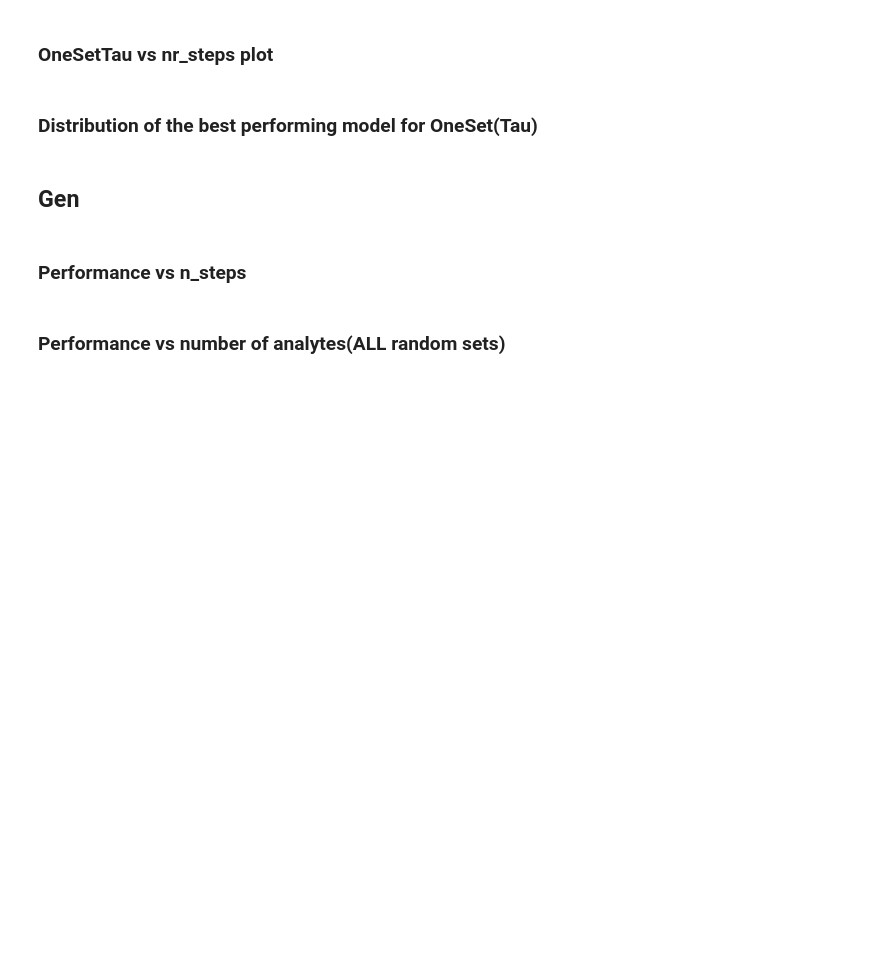
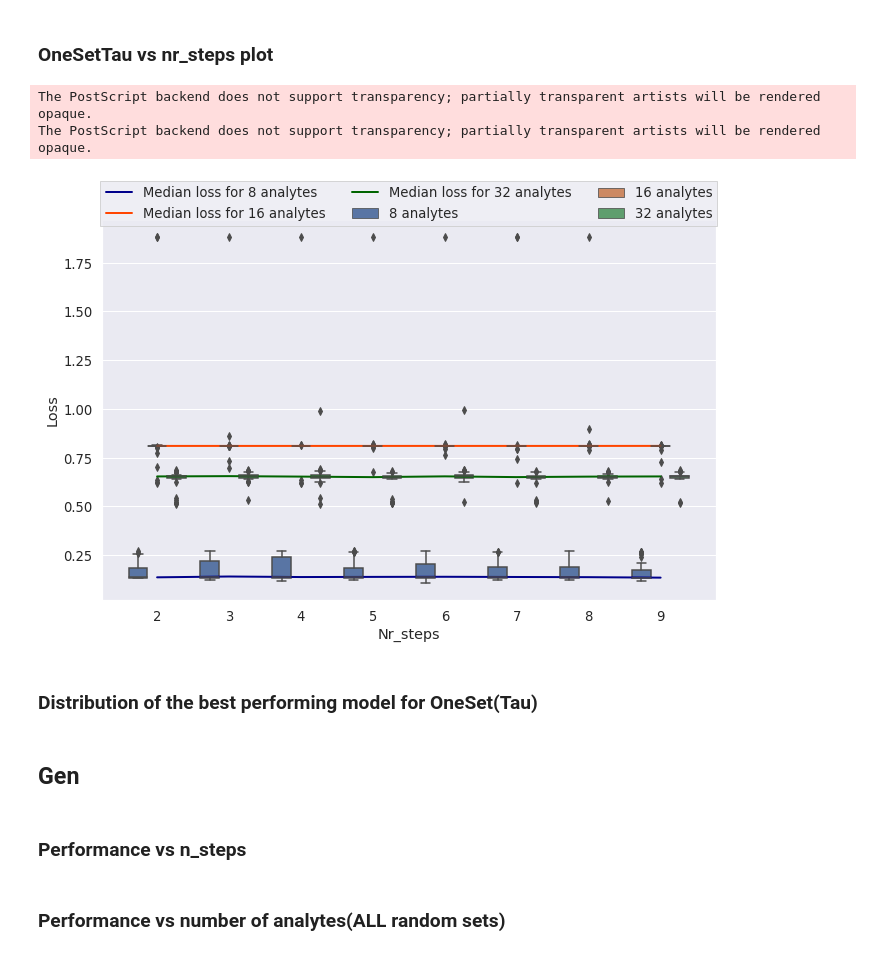
Before and after one commit to StefanBogdan/RL_liquid_chromatography, a Jupyter notebook: code/Results.ipynb, the cells around one changed output. Cells and saved outputs as stored; diff of their text form; code cells hidden in the pictures; blank space fills up the shorter version.

```diff
--- a/code/Results.ipynb
+++ b/code/Results.ipynb
@@ -186,45 +198,50 @@ plt.legend(loc='upper center', bbox_to_anchor=(0.5, 1.12),
 ### OneSetTau vs nr_steps plot
 # %%
 plt.rcParams.update({'font.size': 30, 'figure.figsize' : (11, 7)})
+func = np.median
 ax = plt.subplot(111)
 (
     sns.boxplot(
         data=data_frame[(data_frame.Model_type == 'OneSetTau')],
         hue='Nr_analytes',
         x='Nr_steps',
         y='Loss',
-        showfliers=False,
-        order=[str(i) for i in range(2, 9)]
+        #showfliers=True,
+        order=[str(i) for i in range(2, 10)]
     )
 )
 (
     plt.plot(
         range(0, 8),
-        np.mean(data_dist_singl_tau[f"nr_analytes_{8}"], 1),
-        label="mean loss for 8 analytes",
+        func(data_dist_singl_tau[f"nr_analytes_{8}"], 1),
+        label="Median loss for 8 analytes",
         linewidth=2.,
         color="darkblue")
 )
 (
     plt.plot(
         range(0, 8),
-        np.mean(data_dist_singl_tau[f"nr_analytes_{16}"], 1),
-        label="mean loss for 16 analytes",
+        func(data_dist_singl_tau[f"nr_analytes_{16}"], 1),
+        label="Median loss for 16 analytes",
         linewidth=2.,
         color="orangered")
 )
 (
     plt.plot(
         range(0, 8),
-        np.mean(data_dist_singl_tau[f"nr_analytes_{32}"], 1),
-        label="mean loss for 32 analytes",
+        func(data_dist_singl_tau[f"nr_analytes_{32}"], 1),
+        label="Median loss for 32 analytes",
         linewidth=2.,
         color="darkgreen")
 )
 plt.legend(loc='upper center', bbox_to_anchor=(0.5, 1.12),
               ncol=3, fancybox=False, shadow=False)
 #plt.savefig(f"../results/graphs/OneSetTau_vs_nr_steps/OneSetTau_vs_nr_steps_outliers.png")
-#plt.savefig(f"../results/graphs/OneSetTau_vs_nr_steps/OneSetTau_vs_nr_steps_no_outliers.eps", format='eps')
+plt.savefig(f"../results/graphs/OneSetTau_vs_nr_steps/OneSetTau_vs_nr_steps_outliers.eps", format='eps')
+# %% [output]
+The PostScript backend does not support transparency; partially transparent artists will be rendered opaque.
+The PostScript backend does not support transparency; partially transparent artists will be rendered opaque.
+[figure, added]
 # %% [markdown]
 ### Distribution of the best performing model for OneSet(Tau)
 # %%
```
Also changed, not shown: parts of 34 cells of this notebook, 3 other files.
